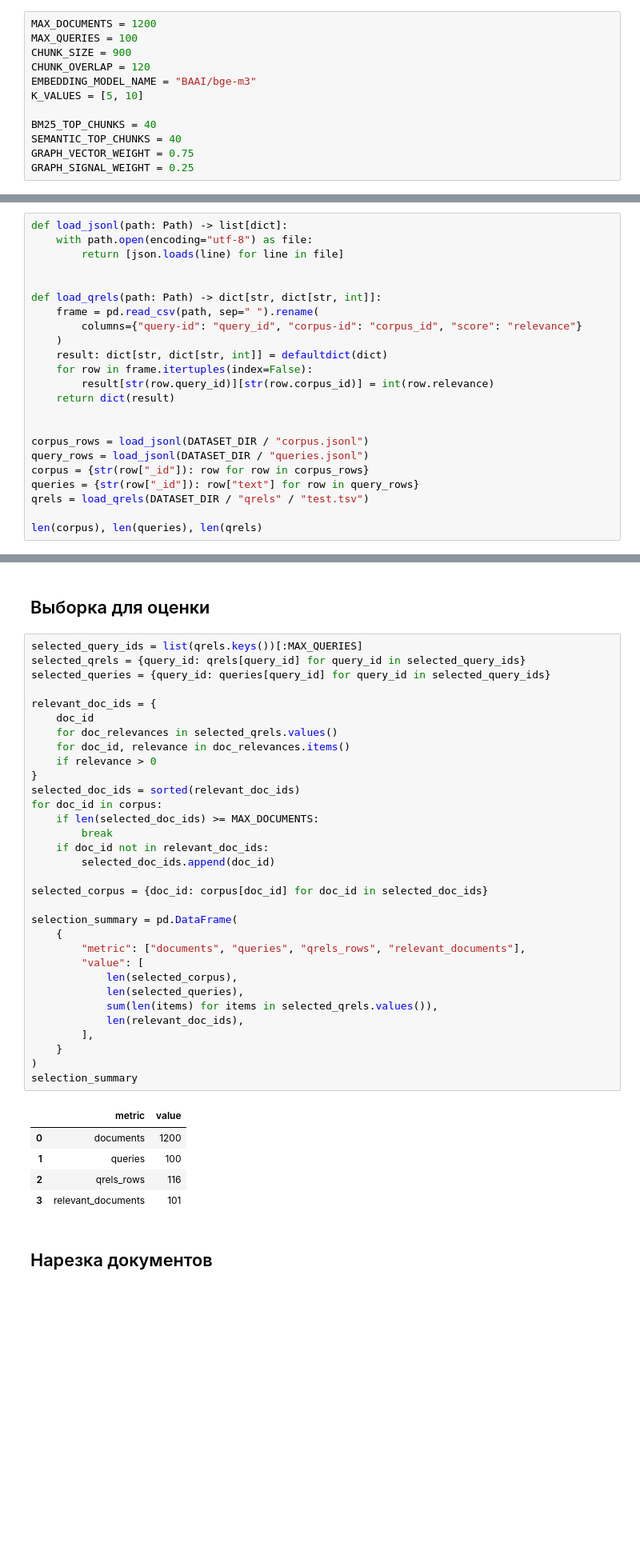
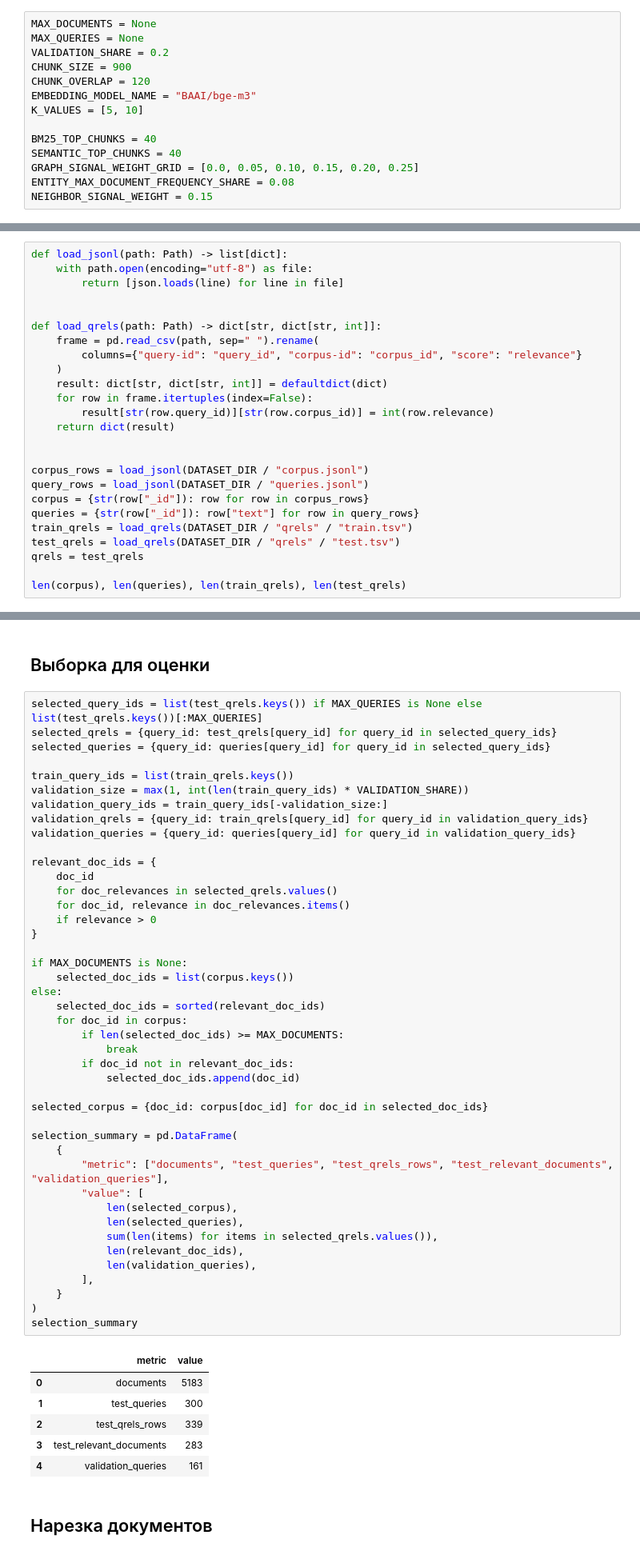
Before and after one commit to Xiandec/SciGuide, a Jupyter notebook: notebooks/scifact_retrieval_baselines.ipynb, the cells around one changed output, grey strips where cells are left out. Shown at 80% size. Drawn from its saved outputs; the diff is of its cells as text; blank space fills up the shorter version.

```diff
--- a/notebooks/scifact_retrieval_baselines.ipynb
+++ b/notebooks/scifact_retrieval_baselines.ipynb
@@ -54,8 +54,9 @@ from sciguide_pipeline.infrastructure.processing import (
 # %% [markdown]
 ## Настройки эксперимента
 # %%
-MAX_DOCUMENTS = 1200
-MAX_QUERIES = 100
+MAX_DOCUMENTS = None
+MAX_QUERIES = None
+VALIDATION_SHARE = 0.2
 CHUNK_SIZE = 900
 CHUNK_OVERLAP = 120
 EMBEDDING_MODEL_NAME = "BAAI/bge-m3"
@@ -63,8 +64,9 @@ K_VALUES = [5, 10]
 
 BM25_TOP_CHUNKS = 40
 SEMANTIC_TOP_CHUNKS = 40
-GRAPH_VECTOR_WEIGHT = 0.75
-GRAPH_SIGNAL_WEIGHT = 0.25
+GRAPH_SIGNAL_WEIGHT_GRID = [0.0, 0.05, 0.10, 0.15, 0.20, 0.25]
+ENTITY_MAX_DOCUMENT_FREQUENCY_SHARE = 0.08
+NEIGHBOR_SIGNAL_WEIGHT = 0.15
 # %% [markdown]
 ## Загрузка SciFact
 # %%
@@ -87,7 +89,9 @@ corpus_rows = load_jsonl(DATASET_DIR / "corpus.jsonl")
 query_rows = load_jsonl(DATASET_DIR / "queries.jsonl")
 corpus = {str(row["_id"]): row for row in corpus_rows}
 queries = {str(row["_id"]): row["text"] for row in query_rows}
-qrels = load_qrels(DATASET_DIR / "qrels" / "test.tsv")
+train_qrels = load_qrels(DATASET_DIR / "qrels" / "train.tsv")
+test_qrels = load_qrels(DATASET_DIR / "qrels" / "test.tsv")
+qrels = test_qrels
 
-len(corpus), len(queries), len(qrels)
+len(corpus), len(queries), len(train_qrels), len(test_qrels)
 # %% [output]
@@ -95,43 +99,55 @@ len(corpus), len(queries), len(qrels)
 # %% [markdown]
 ## Выборка для оценки
 # %%
-selected_query_ids = list(qrels.keys())[:MAX_QUERIES]
-selected_qrels = {query_id: qrels[query_id] for query_id in selected_query_ids}
+selected_query_ids = list(test_qrels.keys()) if MAX_QUERIES is None else list(test_qrels.keys())[:MAX_QUERIES]
+selected_qrels = {query_id: test_qrels[query_id] for query_id in selected_query_ids}
 selected_queries = {query_id: queries[query_id] for query_id in selected_query_ids}
+
+train_query_ids = list(train_qrels.keys())
+validation_size = max(1, int(len(train_query_ids) * VALIDATION_SHARE))
+validation_query_ids = train_query_ids[-validation_size:]
+validation_qrels = {query_id: train_qrels[query_id] for query_id in validation_query_ids}
+validation_queries = {query_id: queries[query_id] for query_id in validation_query_ids}
 
 relevant_doc_ids = {
     doc_id
     for doc_relevances in selected_qrels.values()
     for doc_id, relevance in doc_relevances.items()
     if relevance > 0
 }
-selected_doc_ids = sorted(relevant_doc_ids)
-for doc_id in corpus:
-    if len(selected_doc_ids) >= MAX_DOCUMENTS:
-        break
-    if doc_id not in relevant_doc_ids:
-        selected_doc_ids.append(doc_id)
+
+if MAX_DOCUMENTS is None:
+    selected_doc_ids = list(corpus.keys())
+else:
+    selected_doc_ids = sorted(relevant_doc_ids)
+    for doc_id in corpus:
+        if len(selected_doc_ids) >= MAX_DOCUMENTS:
+            break
+        if doc_id not in relevant_doc_ids:
+            selected_doc_ids.append(doc_id)
 
 selected_corpus = {doc_id: corpus[doc_id] for doc_id in selected_doc_ids}
 
 selection_summary = pd.DataFrame(
     {
-        "metric": ["documents", "queries", "qrels_rows", "relevant_documents"],
+        "metric": ["documents", "test_queries", "test_qrels_rows", "test_relevant_documents", "validation_queries"],
         "value": [
             len(selected_corpus),
             len(selected_queries),
             sum(len(items) for items in selected_qrels.values()),
             len(relevant_doc_ids),
+            len(validation_queries),
         ],
     }
 )
 selection_summary
 # %% [output]
 |  | metric | value |
-| 0 | documents | 1200 |
-| 1 | queries | 100 |
-| 2 | qrels_rows | 116 |
-| 3 | relevant_documents | 101 |
+| 0 | documents | 5183 |
+| 1 | test_queries | 300 |
+| 2 | test_qrels_rows | 339 |
+| 3 | test_relevant_documents | 283 |
+| 4 | validation_queries | 161 |
 # %% [markdown]
 ## Нарезка документов
 # %%
```
Also changed, not shown: parts of 10 cells of this notebook, 3 other files.
